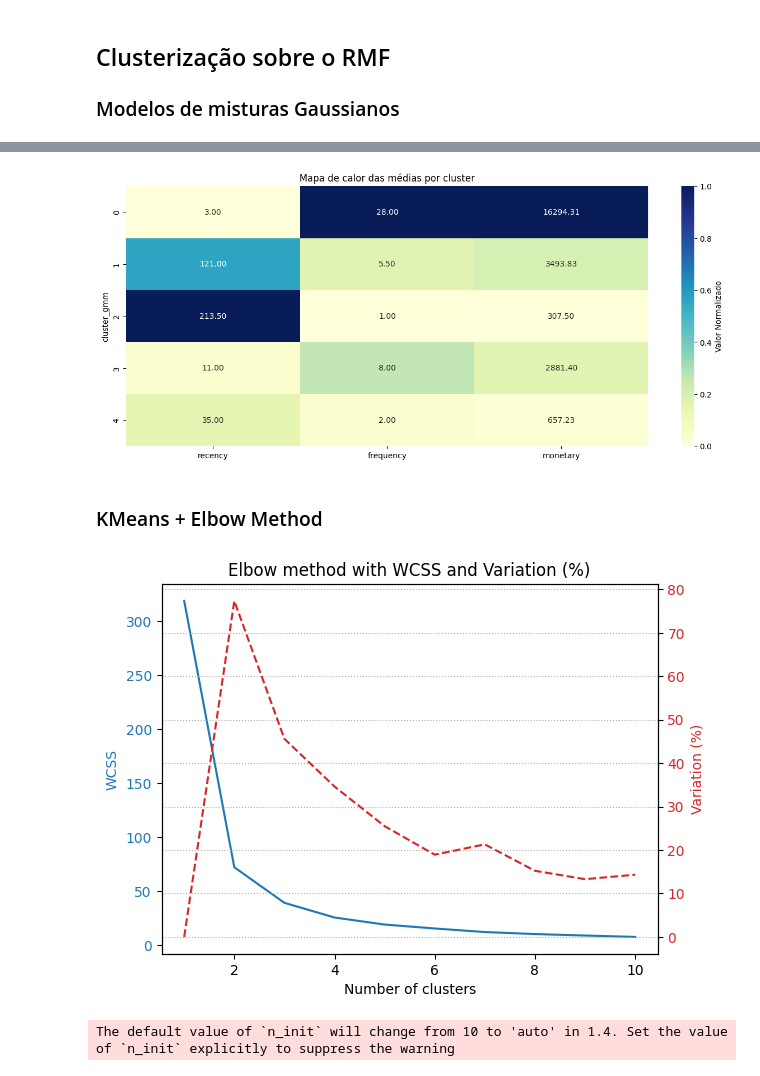
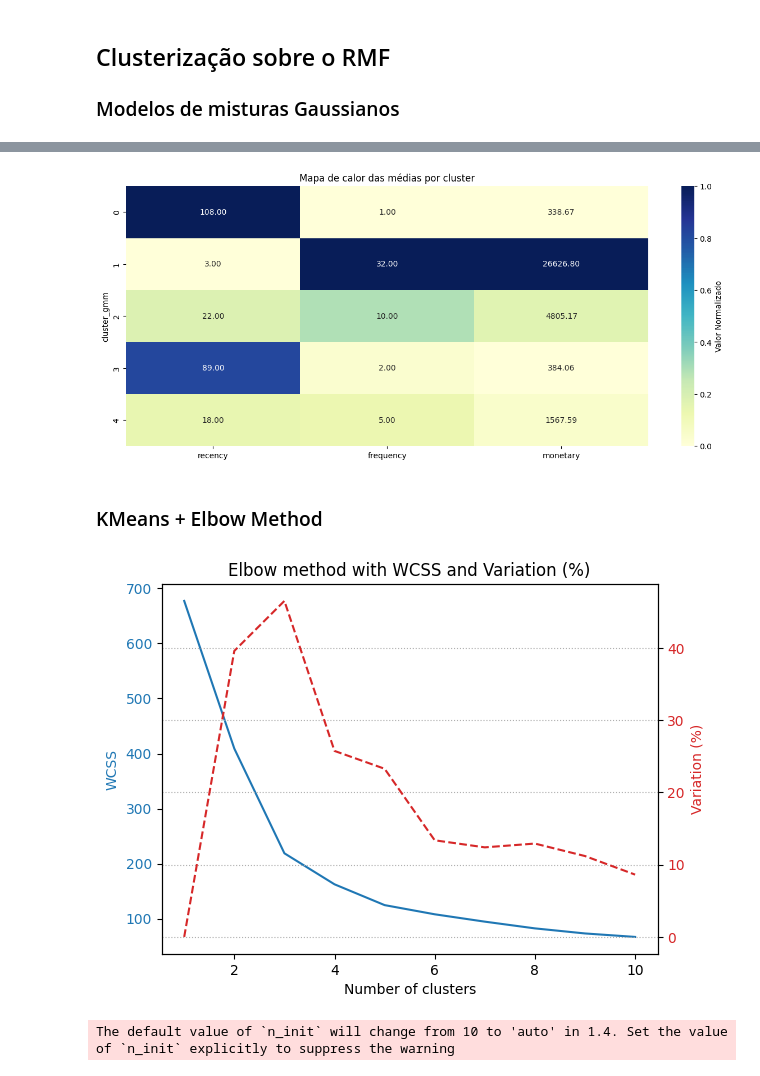
Before and after one commit to leandroneckel/aulas_data_science, a Jupyter notebook: Notebooks/Unidade 5/regras_associacao.ipynb, the cells around one changed output, grey strips where cells are left out. Saved outputs shown, nothing was run; the diff lists cells and outputs as text; code cells hidden in the pictures.

```diff
--- a/Notebooks/Unidade 5/regras_associacao.ipynb
+++ b/Notebooks/Unidade 5/regras_associacao.ipynb
@@ -431,7 +431,7 @@ rfm_data.describe()
 ### Modelos de misturas Gaussianos
 # %%
 from sklearn.preprocessing import MinMaxScaler
-dados_rfm = rfm_data.iloc[:,1:]
+dados_rfm = rfm_data.copy()
 scaler = MinMaxScaler()
 x = scaler.fit_transform(dados_rfm.values)
 from sklearn.mixture import GaussianMixture
@@ -475,12 +491,12 @@ fig.show()
 # %%
-cluster_means = dados_rfm.groupby('cluster_gmm').median()
+cluster_means = dados_rfm[['recency','frequency','monetary','cluster_gmm']].groupby('cluster_gmm').median()
 normalized = (cluster_means - cluster_means.min()) / (cluster_means.max() - cluster_means.min())
 plt.figure(figsize=(15, 6))
 sns.heatmap(normalized, annot=cluster_means, fmt='.2f', cmap="YlGnBu", cbar_kws={'label': 'Valor Normalizado'})
 plt.title('Mapa de calor das médias por cluster')
 plt.show()
 # %% [output]
-[figure, old version]
+[figure, new version]
 # %% [markdown]
 ### KMeans + Elbow Method
 # %%
@@ -512,7 +528,7 @@ plt.title('Elbow method with WCSS and Variation (%)')
 plt.grid(ls=':')
 plt.show()
 # %% [output]
-[figure, old version]
+[figure, new version]
 # %%
 scaler = MinMaxScaler()
 kmeans = KMeans(n_clusters = 5, random_state = 2,init = 'k-means++')
```
Also changed, not shown: parts of 22 cells of this notebook, 2 other files.
